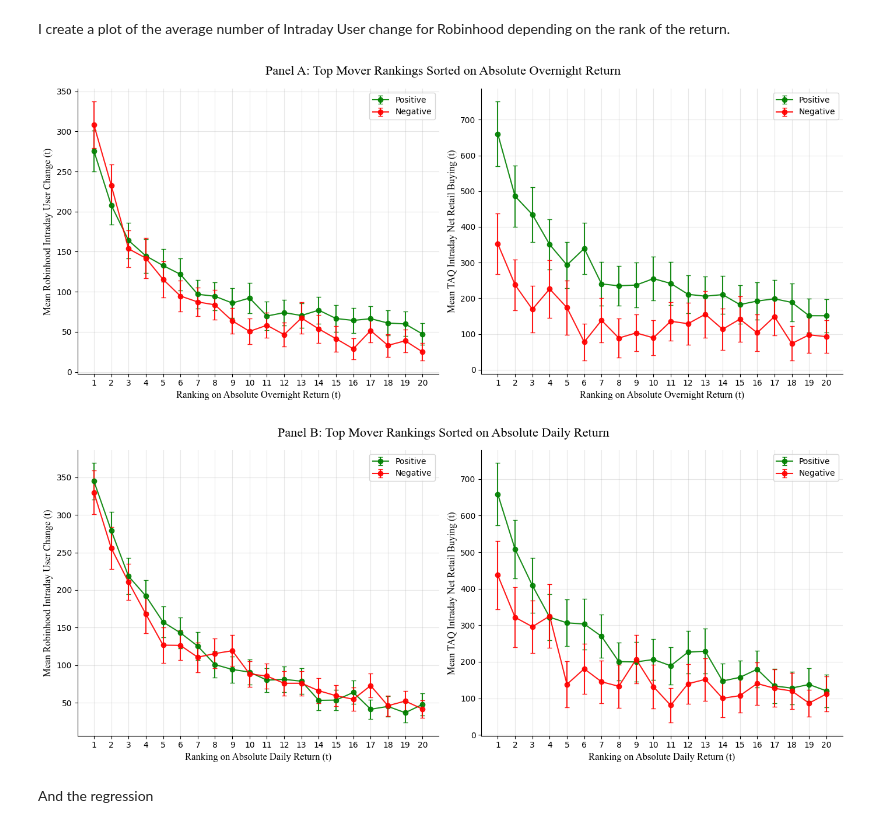
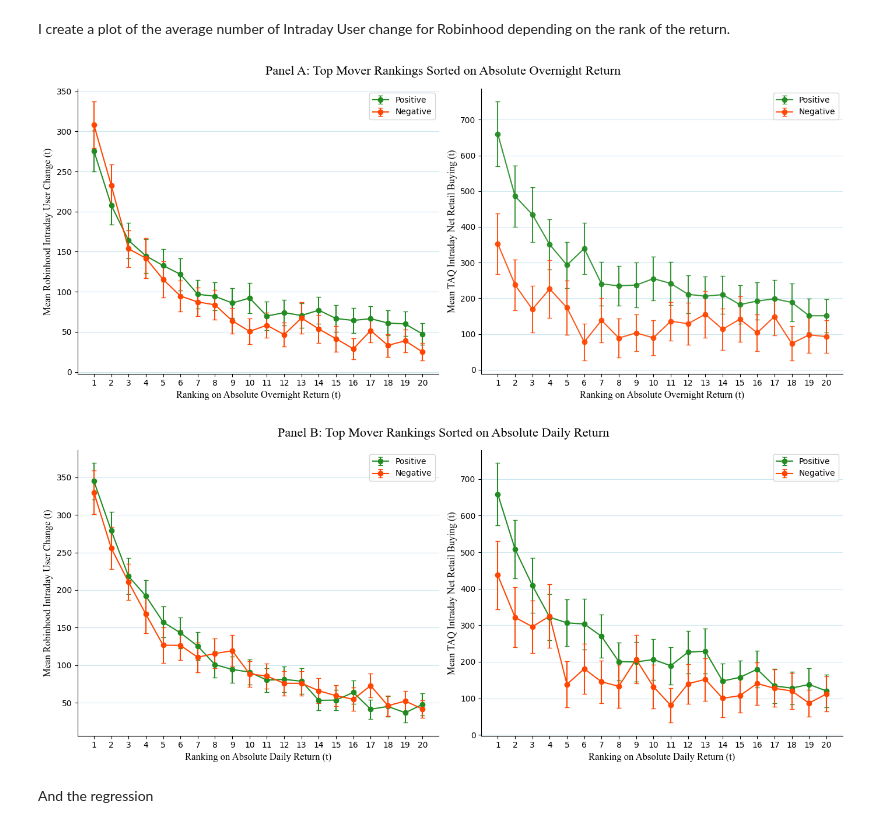
Before and after one commit to YVYX04/Bachelor_Thesis, a Jupyter notebook: notebooks/main/replication/04_RegressionDiscontinuity.ipynb, the cells around one changed output. Saved outputs shown, nothing was run; the diff lists cells and outputs as text; code cells hidden in the pictures.

```diff
--- a/notebooks/main/replication/04_RegressionDiscontinuity.ipynb
+++ b/notebooks/main/replication/04_RegressionDiscontinuity.ipynb
@@ -233,44 +233,44 @@ taq_sum = (
 # ------------------------------------------------------------
 fig, axes = plt.subplots(1, 2, figsize=(14, 6), sharex=True, sharey=False)
 
-for sign, marker, color in [("Positive", "o", "green"), ("Negative", "o", "red")]:
+for sign, marker, color in [("Positive", "o", "forestgreen"), ("Negative", "o", "orangered")]:
     d1 = rh_sum[rh_sum["ret_sign"] == sign].sort_values("rank")
     axes[0].errorbar(
         d1["rank"], d1["mean"],
         yerr=[d1["mean"] - d1["lower"], d1["upper"] - d1["mean"]],
-        fmt=f"-{marker}", capsize=3, label=sign, color=color, alpha=0.9
+        fmt=f"-{marker}", capsize=3, label=sign, color=color, alpha=1
     )
 
     d2 = taq_sum[taq_sum["ret_sign"] == sign].sort_values("rank")
     axes[1].errorbar(
         d2["rank"], d2["mean"],
         yerr=[d2["mean"] - d2["lower"], d2["upper"] - d2["mean"]],
         fmt=f"-{marker}", capsize=3, label=sign, color=color, alpha=0.9
     )
 
 #axes[0].set_title("Robinhood Intraday User Change")
 axes[0].set_xlabel("Ranking on Absolute Overnight Return (t)", fontsize=12, family="Times New Roman")
 axes[0].set_ylabel("Mean Robinhood Intraday User Change (t)", fontsize=12, family="Times New Roman")
 
 #axes[1].set_title("TAQ Intraday Net Retail Buying")
 axes[1].set_xlabel("Ranking on Absolute Overnight Return (t)", fontsize=12, family="Times New Roman")
 axes[1].set_ylabel("Mean TAQ Intraday Net Retail Buying (t)", fontsize=12, family="Times New Roman")
 
 for ax in axes:
     ax.set_xticks(range(1, 21))
-    ax.grid(True, alpha=0.3)
+    ax.grid(True, alpha=0.6, color="lightblue", axis="y")
     ax.spines["top"].set_visible(False)
     ax.spines["right"].set_visible(False)
     ax.legend()
 
 # set a common title for the figure
 fig.suptitle("Panel A: Top Mover Rankings Sorted on Absolute Overnight Return", fontsize=16, family="Times New Roman")
 
 plt.tight_layout()
 plt.savefig("../../../figures/Panel_A_TopMoverRanking.pdf", bbox_inches="tight")
 plt.show()
 # %% [output]
-[figure, old version]
+[figure, new version]
 # %%
 # ------------------------------------------------------------
 # 1. PREPARE THE SAMPLE
@@ -345,19 +345,19 @@ taq_sum = (
 # ------------------------------------------------------------
 fig, axes = plt.subplots(1, 2, figsize=(14, 6), sharex=True, sharey=False)
 
-for sign, marker, color in [("Positive", "o", "green"), ("Negative", "o", "red")]:
+for sign, marker, color in [("Positive", "o", "forestgreen"), ("Negative", "o", "orangered")]:
     d1 = rh_sum[rh_sum["ret_sign"] == sign].sort_values("rank")
     axes[0].errorbar(
         d1["rank"], d1["mean"],
         yerr=[d1["mean"] - d1["lower"], d1["upper"] - d1["mean"]],
-        fmt=f"-{marker}", capsize=3, label=sign, color=color, alpha=0.9
+        fmt=f"-{marker}", capsize=3, label=sign, color=color, alpha=1
     )
 
     d2 = taq_sum[taq_sum["ret_sign"] == sign].sort_values("rank")
     axes[1].errorbar(
         d2["rank"], d2["mean"],
         yerr=[d2["mean"] - d2["lower"], d2["upper"] - d2["mean"]],
-        fmt=f"-{marker}", capsize=3, label=sign, color=color, alpha=0.9
+        fmt=f"-{marker}", capsize=3, label=sign, color=color, alpha=1
     )
 
 #axes[0].set_title("Robinhood Intraday User Change")
@@ -370,7 +370,7 @@ axes[1].set_ylabel("Mean TAQ Intraday Net Retail Buying (t)", fontsize=12, famil
 
 for ax in axes:
     ax.set_xticks(range(1, 21))
-    ax.grid(True, alpha=0.3)
+    ax.grid(True, alpha=0.6, color="lightblue", axis="y")
     ax.spines["top"].set_visible(False)
     ax.spines["right"].set_visible(False)
     ax.legend()
@@ -382,7 +382,7 @@ plt.tight_layout()
 plt.savefig("../../../figures/Panel_B_TopMoverRanking.pdf", bbox_inches="tight")
 plt.show()
 # %% [output]
-[figure, old version]
+[figure, new version]
 # %% [markdown]
 And the regression
 # %%
```
Also changed, not shown: 7 other files.
